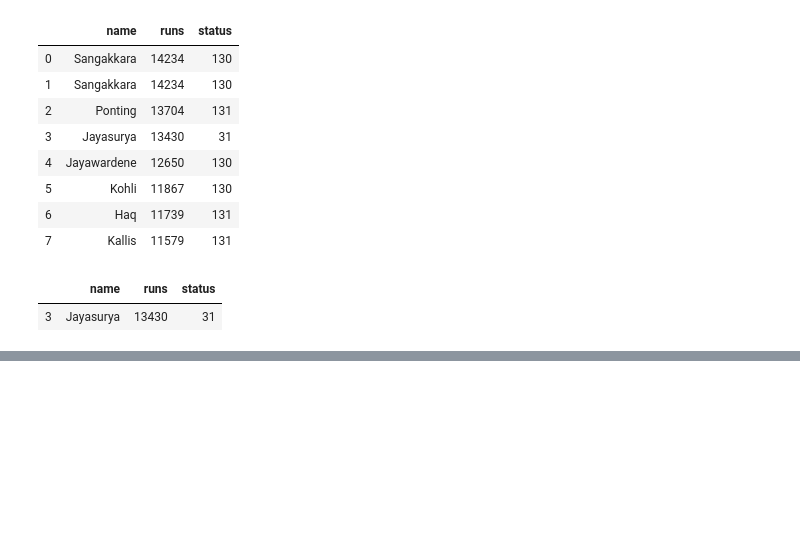
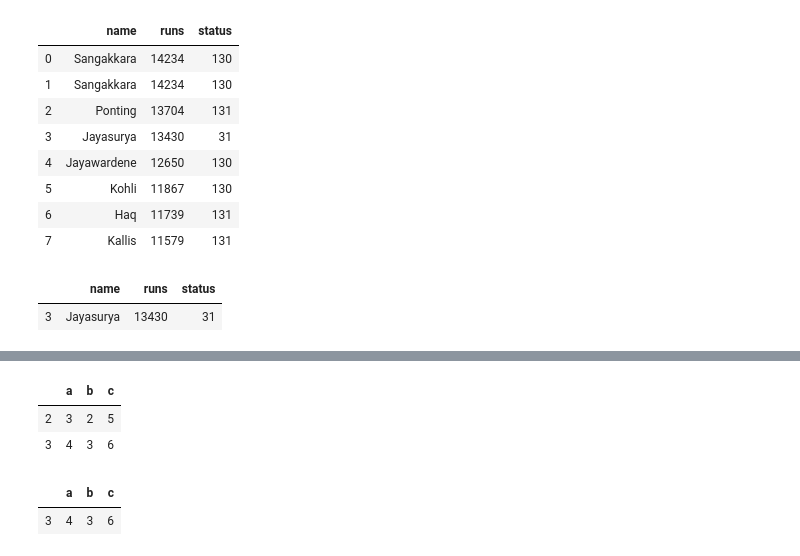
Before and after one commit to RiccardoTancredi/TesiTriennale, a Jupyter notebook: prova.ipynb, the cells around one changed output, grey strips where cells are left out. Cells and saved outputs as stored; diff of their text form; code cells hidden in the pictures; blank space fills up the shorter version.

```diff
--- a/prova.ipynb
+++ b/prova.ipynb
@@ -345,0 +400,6 @@ df.loc[func(df.loc[1:3:2].index.to_list(), 2)]
+# %%
+df2
+# %% [output]
+|  | a | b | c |
+| 2 | 3 | 2 | 5 |
+| 3 | 4 | 3 | 6 |
@@ -345,0 +408,5 @@ df.loc[func(df.loc[1:3:2].index.to_list(), 2)]
+# %%
+df2
+# %% [output]
+|  | a | b | c |
+| 3 | 4 | 3 | 6 |
```
Also changed, not shown: parts of 6 cells of this notebook, 10 other files.
